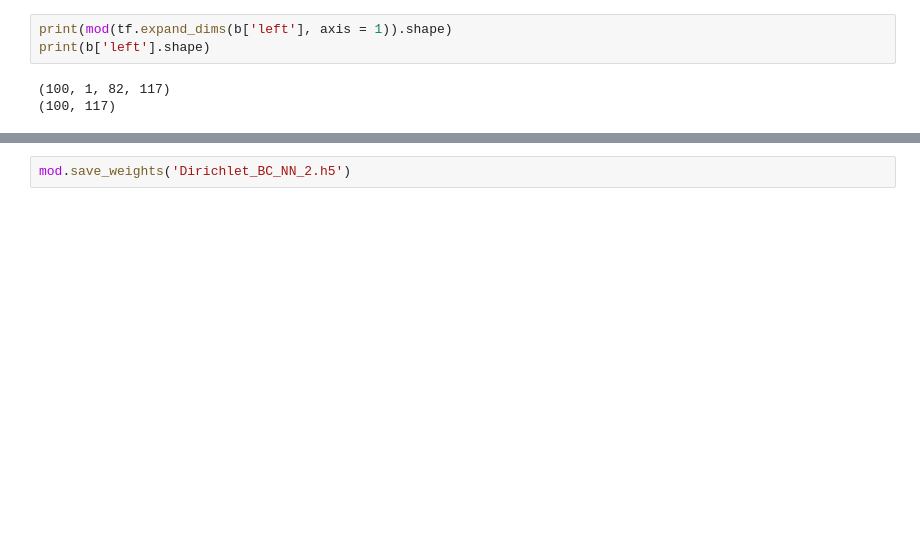
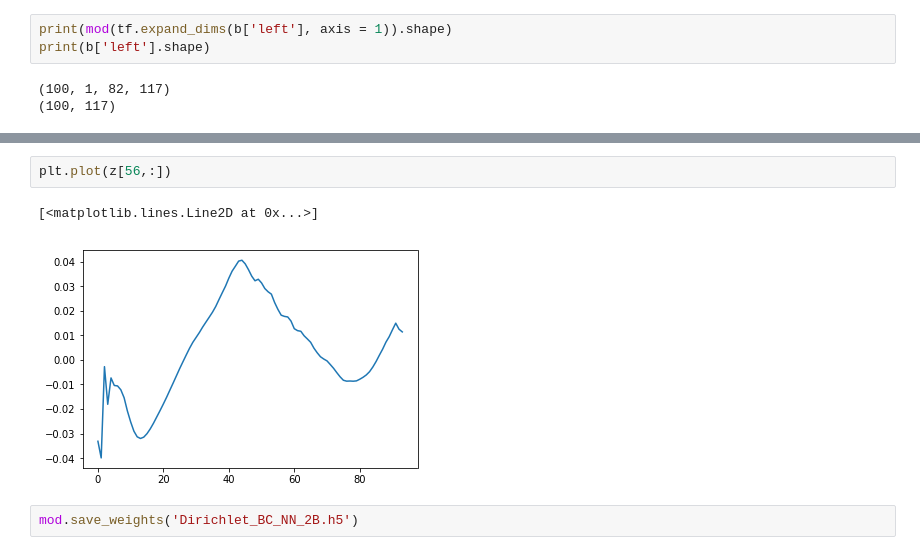
Before and after one commit to aligirayhanozbay/poisson_CNN, a Jupyter notebook: dirichlet_BC_train.ipynb, the cells around one changed output, grey strips where cells are left out. Saved outputs shown, nothing was run; the diff lists cells and outputs as text; blank space fills up the shorter version.

```diff
--- a/dirichlet_BC_train.ipynb
+++ b/dirichlet_BC_train.ipynb
@@ -120,2 +130,7 @@ b['left'].shape
+# %%
+plt.plot(z[56,:])
+# %% [output]
+[<matplotlib.lines.Line2D at 0x...>]
+[figure, added]
 # %%
-mod.save_weights('Dirichlet_BC_NN_2.h5')
+mod.save_weights('Dirichlet_BC_NN_2B.h5')
```
Also changed, not shown: parts of 8 cells of this notebook, 10 other files.
